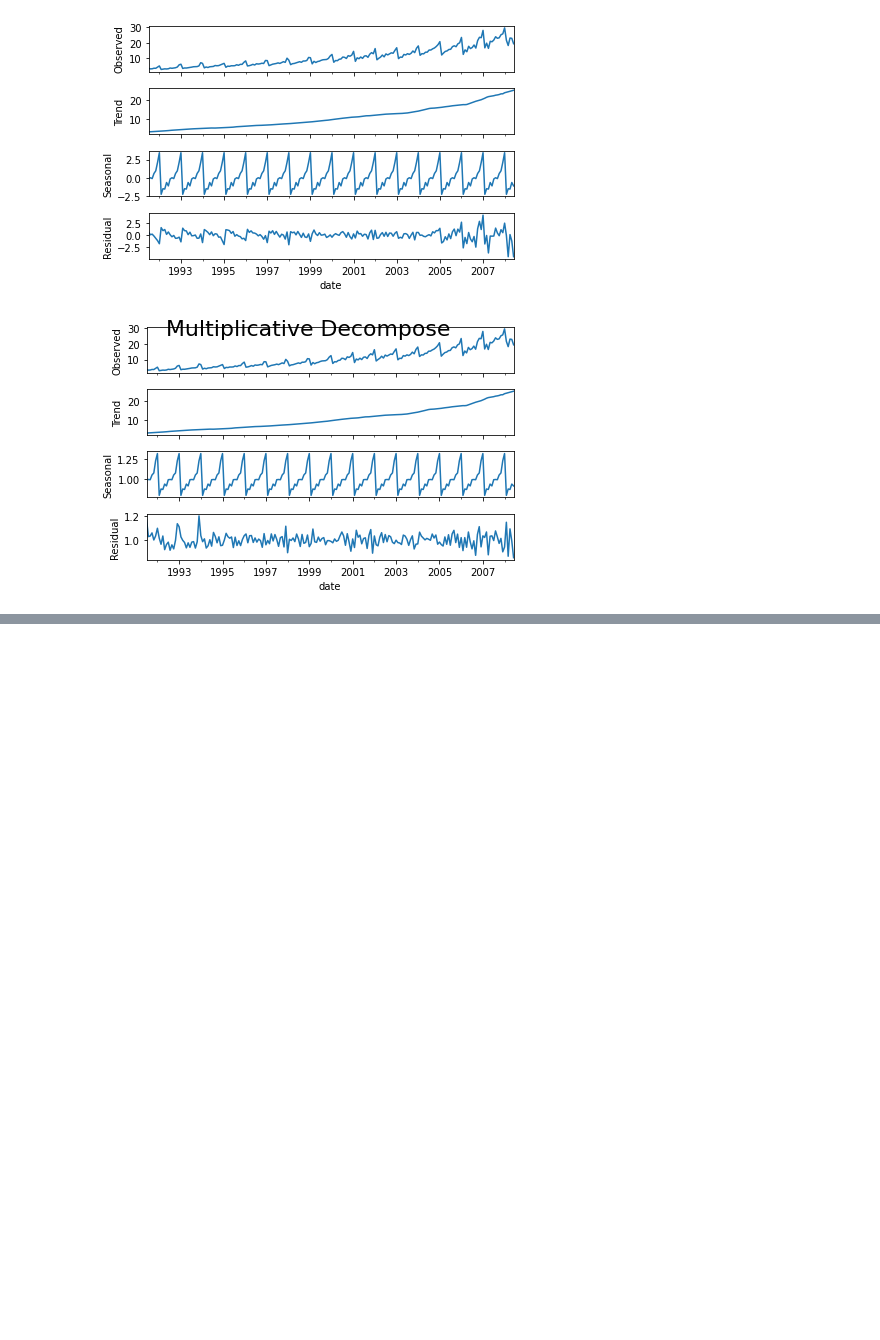
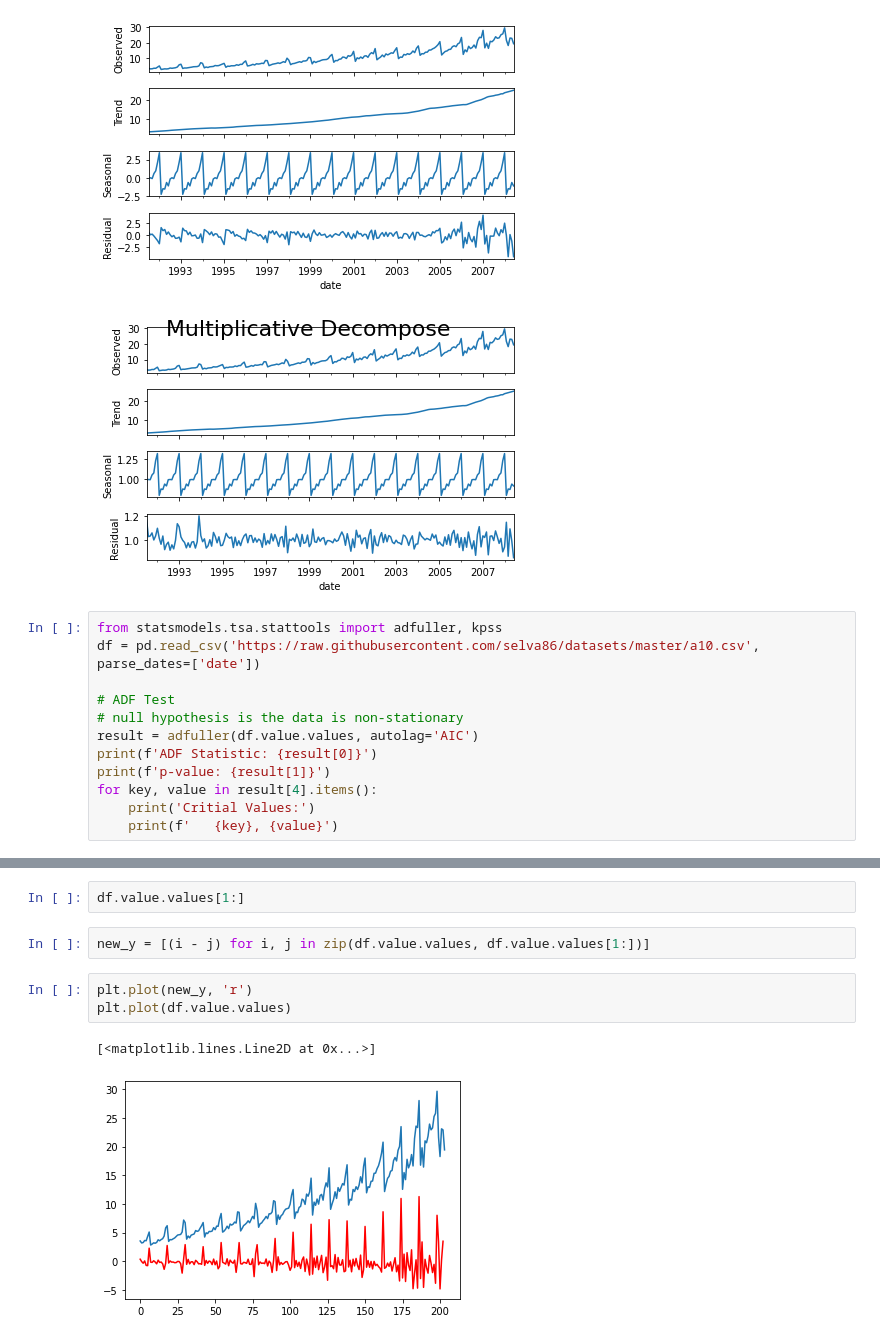
Before and after one commit to supertime1/PPG_DSP, a Jupyter notebook: Time_Series_Coding.ipynb, the cells around one changed output, grey strips where cells are left out. Saved outputs shown, nothing was run; the diff lists cells and outputs as text; blank space fills up the shorter version.

```diff
--- a/Time_Series_Coding.ipynb
+++ b/Time_Series_Coding.ipynb
@@ -47,3 +47,15 @@ result_mul.plot().suptitle('Multiplicative Decompose', fontsize=22)
 Text(0.5, 0.98, 'Multiplicative Decompose')
 [figure]
 [figure]
+# %%
+from statsmodels.tsa.stattools import adfuller, kpss
+df = pd.read_csv('https://raw.githubusercontent.com/selva86/datasets/master/a10.csv', parse_dates=['date'])
+
+# ADF Test
+# null hypothesis is the data is non-stationary
+result = adfuller(df.value.values, autolag='AIC')
+print(f'ADF Statistic: {result[0]}')
+print(f'p-value: {result[1]}')
+for key, value in result[4].items():
+    print('Critial Values:')
+    print(f'   {key}, {value}')
@@ -49,0 +71,10 @@ Text(0.5, 0.98, 'Multiplicative Decompose')
+# %%
+df.value.values[1:]
+# %%
+new_y = [(i - j) for i, j in zip(df.value.values, df.value.values[1:])]
+# %%
+plt.plot(new_y, 'r')
+plt.plot(df.value.values)
+# %% [output]
+[<matplotlib.lines.Line2D at 0x...>]
+[figure, added]
```
Also changed, not shown: parts of 17 cells of this notebook.
